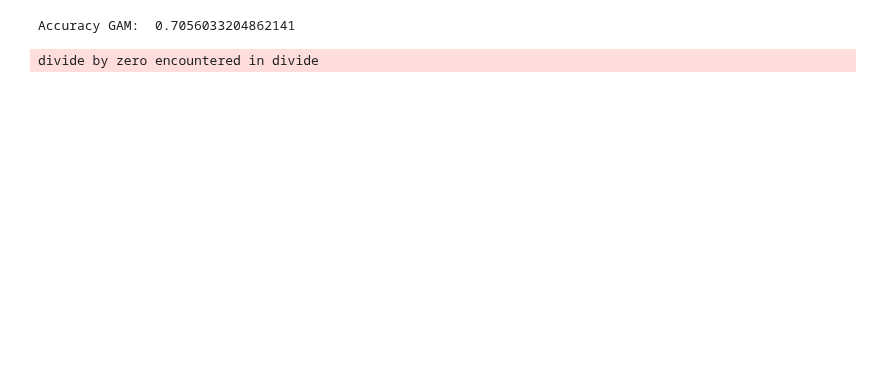
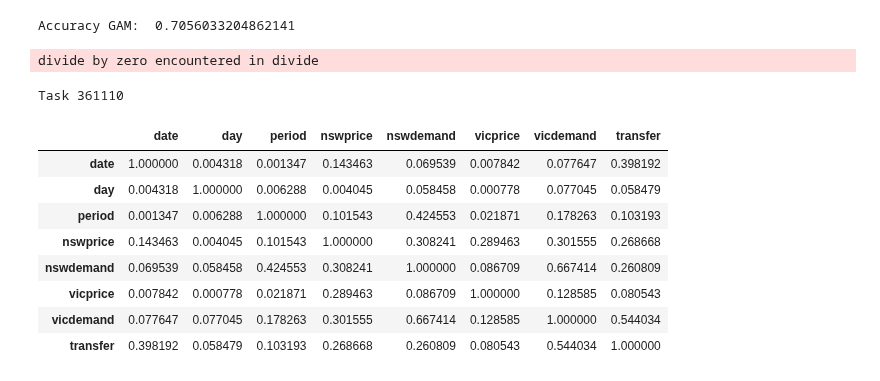
Before and after one commit to mmaninetti/ML_models_for_extrapolation, a Jupyter notebook: NUMERICAL AND CATEGORICAL FEATURES/CLASSIFICATION/ACCURACY/tests.ipynb, the cells around one changed output. Drawn from its saved outputs; the diff is of its cells as text; code cells hidden in the pictures; blank space fills up the shorter version.

```diff
--- a/NUMERICAL AND CATEGORICAL FEATURES/CLASSIFICATION/ACCURACY/tests.ipynb
+++ b/NUMERICAL AND CATEGORICAL FEATURES/CLASSIFICATION/ACCURACY/tests.ipynb
@@ -845,3 +845,79 @@ divide by zero encountered in divide
 invalid value encountered in multiply
 Accuracy GAM:  0.7056033204862141
 divide by zero encountered in divide
+# %%
+from umap import UMAP
+import pandas as pd
+import numpy as np
+import setuptools
+import openml
+from sklearn.linear_model import LogisticRegression
+import lightgbm as lgbm
+import optuna
+from scipy.spatial.distance import mahalanobis
+from sklearn.cluster import KMeans
+from sklearn.ensemble import RandomForestClassifier
+from sklearn.gaussian_process.kernels import Matern
+from engression import engression, engression_bagged
+import torch
+from sklearn.preprocessing import StandardScaler
+from scipy.spatial.distance import mahalanobis
+from scipy.stats import norm
+from sklearn.metrics import mean_squared_error
+from rtdl_revisiting_models import MLP, ResNet, FTTransformer
+import random
+import gpytorch
+import tqdm.auto as tqdm
+import os
+from pygam import LogisticGAM, s
+import torch
+from torch import nn
+from torch.optim import Adam
+from sklearn.metrics import accuracy_score
+from sklearn.metrics.pairwise import euclidean_distances
+from sklearn.preprocessing import LabelEncoder
+from utils import EarlyStopping, train, train_trans, train_no_early_stopping, train_trans_no_early_stopping, train_GP, ExactGPModel
+from torch.utils.data import TensorDataset, DataLoader
+import gower
+
+#SUITE_ID = 336 # Regression on numerical features
+#SUITE_ID = 337 # Classification on numerical features
+#SUITE_ID = 335 # Regression on numerical and categorical features
+SUITE_ID = 334 # Classification on numerical and categorical features
+benchmark_suite = openml.study.get_suite(SUITE_ID)  # obtain the benchmark suite
+
+task_id=361110
+
+# Create the checkpoint directory if it doesn't exist
+os.makedirs('CHECKPOINTS/UMAP', exist_ok=True)
+CHECKPOINT_PATH = f'CHECKPOINTS/UMAP/task_{task_id}.pt'
+
+print(f"Task {task_id}")
+
+task = openml.tasks.get_task(task_id)  # download the OpenML task
+dataset = task.get_dataset()
+
+X, y, categorical_indicator, attribute_names = dataset.get_data(
+        dataset_format="dataframe", target=dataset.default_target_attribute)
+
+# Find features with absolute correlation > 0.9
+corr_matrix = X.corr().abs()
+upper_tri = corr_matrix.where(np.triu(np.ones(corr_matrix.shape), k=1).astype(bool))
+high_corr_features = [column for column in upper_tri.columns if any(upper_tri[column] > 0.9)]
+
+# Drop one of the highly correlated features
+X = X.drop(high_corr_features, axis=1)
+# %% [output]
+Task 361110
+# %%
+corr_matrix
+# %% [output]
+|  | date | day | period | nswprice | nswdemand | vicprice | vicdemand | transfer |
+| date | 1.000000 | 0.004318 | 0.001347 | 0.143463 | 0.069539 | 0.007842 | 0.077647 | 0.398192 |
+| day | 0.004318 | 1.000000 | 0.006288 | 0.004045 | 0.058458 | 0.000778 | 0.077045 | 0.058479 |
+| period | 0.001347 | 0.006288 | 1.000000 | 0.101543 | 0.424553 | 0.021871 | 0.178263 | 0.103193 |
+| nswprice | 0.143463 | 0.004045 | 0.101543 | 1.000000 | 0.308241 | 0.289463 | 0.301555 | 0.268668 |
+| nswdemand | 0.069539 | 0.058458 | 0.424553 | 0.308241 | 1.000000 | 0.086709 | 0.667414 | 0.260809 |
+| vicprice | 0.007842 | 0.000778 | 0.021871 | 0.289463 | 0.086709 | 1.000000 | 0.128585 | 0.080543 |
+| vicdemand | 0.077647 | 0.077045 | 0.178263 | 0.301555 | 0.667414 | 0.128585 | 1.000000 | 0.544034 |
+| transfer | 0.398192 | 0.058479 | 0.103193 | 0.268668 | 0.260809 | 0.080543 | 0.544034 | 1.000000 |
```
Also changed, not shown: parts of 4 cells of this notebook, 21 other files.
